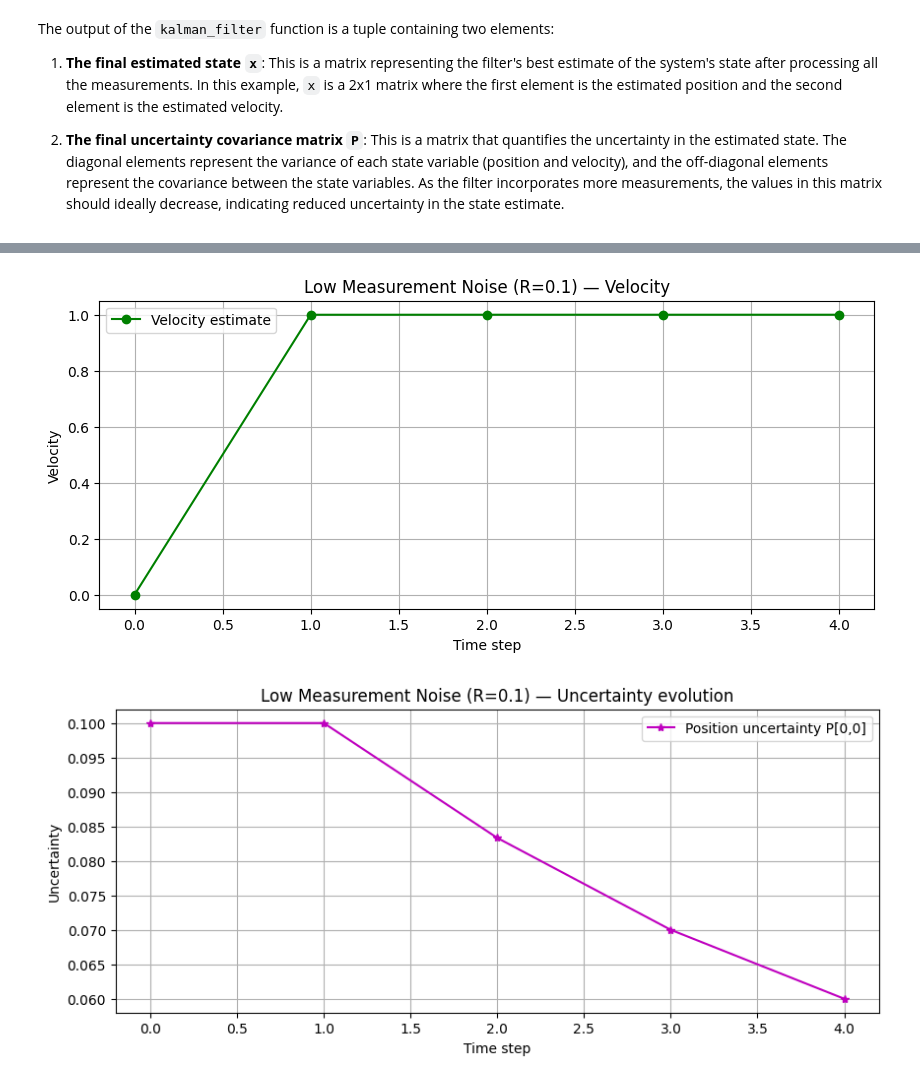
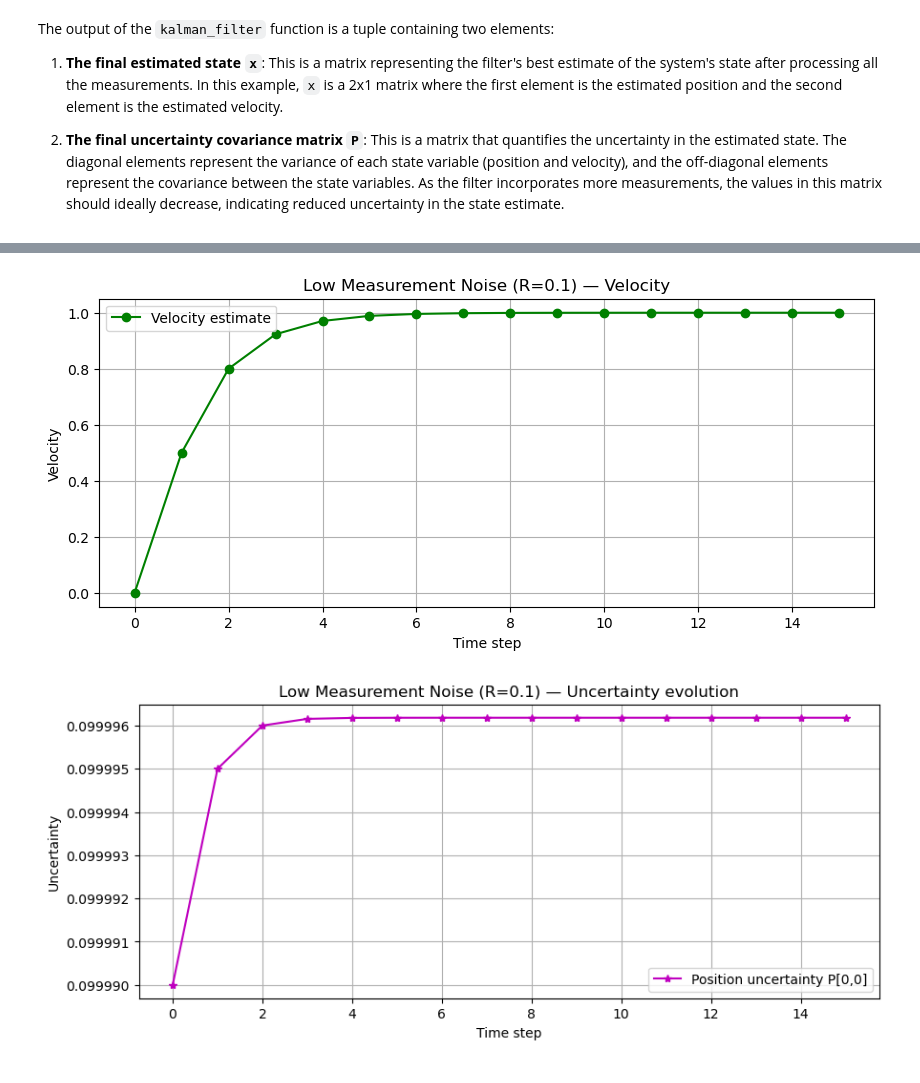
Before and after one commit to simomux/ADS, a Jupyter notebook: kalman_filter/kf2D.ipynb, the cells around one changed output, grey strips where cells are left out. Cells and saved outputs as stored; diff of their text form; code cells hidden in the pictures.

Commit message:
Fine-tuned some parameters to show better plots

```diff
--- a/kalman_filter/kf2D.ipynb
+++ b/kalman_filter/kf2D.ipynb
@@ -371,6 +371,7 @@ plt.show()
 measurements = [1, 2, None, None, 5, 6, 7]
 x = matrix([[0.], [0.]])
 P = matrix([[1000., 0.], [0., 1000.]])
+R = matrix([[1000.]])
 
 positions = []
 measurements_used = []
@@ -439,7 +440,7 @@ u = matrix([[0.], [0.]])
 F = matrix([[1., 1.], [0., 1.]])
 H = matrix([[1., 0.]])
 I = matrix([[1., 0.], [0., 1.]])
-R = matrix([[10000.]])
+R = matrix([[100000.]])
 Q = matrix([[0., 0.], [0., 0.]])  # default (no process noise)
 x = matrix([[0.], [0.]])
 P = matrix([[1000., 0.], [0., 1000.]])
@@ -448,11 +449,11 @@ P = matrix([[1000., 0.], [0., 1000.]])
 # ----------------------------------------------------------------
 # Example 1: Measurement Noise Sensitivity
 # ----------------------------------------------------------------
-measurements = [1, 2, 3, 4, 5]
-#Q = matrix([[0., 0.], [0., 0.]])  # default (this is the predict noise)
+measurements = range(1,17)
+Q = matrix([[1000., 0.], [0., 1000.]])  # default (this is the predict noise)
 
 x, P, positions, velocities, uncertainties = kalman_filter(x, P)
-plot_results("High Measurement Noise (R=1000)", measurements, positions, velocities, uncertainties)
+plot_results("High Measurement Noise (R=100000)", measurements, positions, velocities, uncertainties)
 
 R = matrix([[0.1]])  # Lower measurement noise
 x = matrix([[0.], [0.]])
@@ -471,5 +472,5 @@ plot_results("Low Measurement Noise (R=0.1)", measurements, positions, velocitie
-[figure, old version]
+[figure, new version]
-[figure, old version]
+[figure, new version]
 # %%
 
 
```
Also changed, not shown: parts of 7 cells of this notebook.
